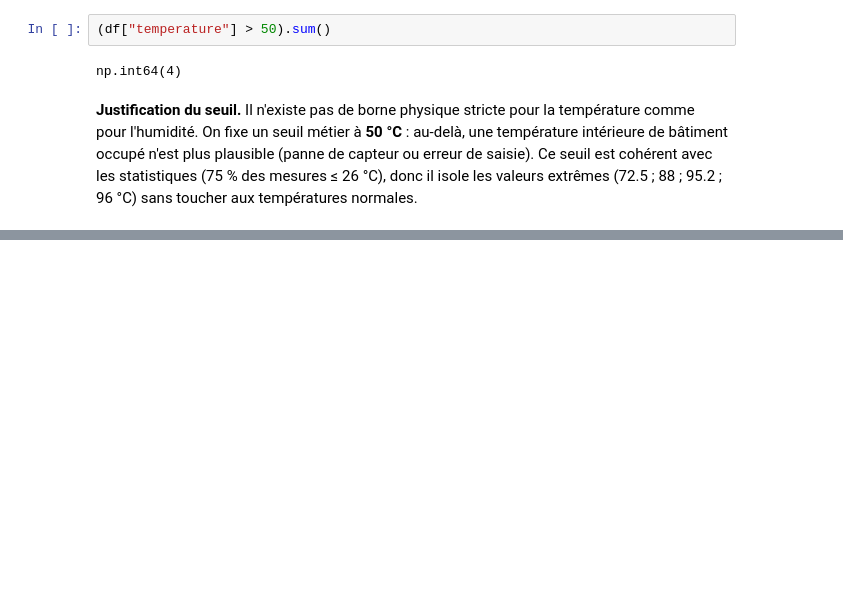
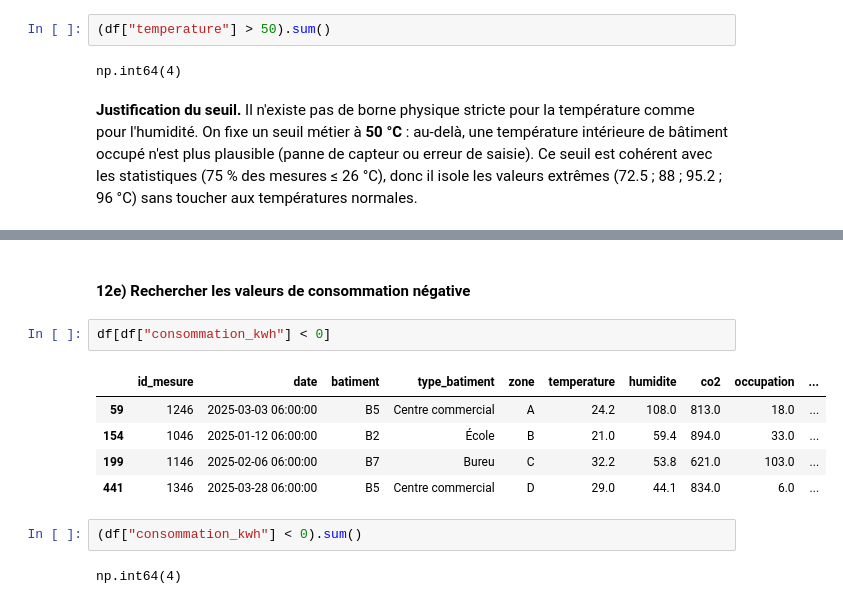
Before and after one commit to khadija470/atelier_prepa_donnees_tab, a Jupyter notebook: notebooks/atelier_prepa_donnees_tab.ipynb, the cells around one changed output, grey strips where cells are left out. Drawn from its saved outputs; the diff is of its cells as text; blank space fills up the shorter version.

Commit message:
e) rechercher des valeurs telles que consommation négative + d) rechercher des valeurs telles que négative

```diff
--- a/notebooks/atelier_prepa_donnees_tab.ipynb
+++ b/notebooks/atelier_prepa_donnees_tab.ipynb
@@ -259,0 +272,14 @@ valeurs extrêmes (72.5 ; 88 ; 95.2 ; 96 °C) sans toucher aux températures nor
+# %% [markdown]
+#### 12e) Rechercher les valeurs de consommation négative
+# %%
+df[df["consommation_kwh"] < 0]
+# %% [output]
+|  | id_mesure | date | batiment | type_batiment | zone | temperature | humidite | co2 | occupation | ... |
+| 59 | 1246 | 2025-03-03 06:00:00 | B5 | Centre commercial | A | 24.2 | 108.0 | 813.0 | 18.0 | ... |
+| 154 | 1046 | 2025-01-12 06:00:00 | B2 | École | B | 21.0 | 59.4 | 894.0 | 33.0 | ... |
+| 199 | 1146 | 2025-02-06 06:00:00 | B7 | Bureu | C | 32.2 | 53.8 | 621.0 | 103.0 | ... |
+| 441 | 1346 | 2025-03-28 06:00:00 | B5 | Centre commercial | D | 29.0 | 44.1 | 834.0 | 6.0 | ... |
+# %%
+(df["consommation_kwh"] < 0).sum()
+# %% [output]
+np.int64(4)
```
Also changed, not shown: parts of 3 cells of this notebook.
